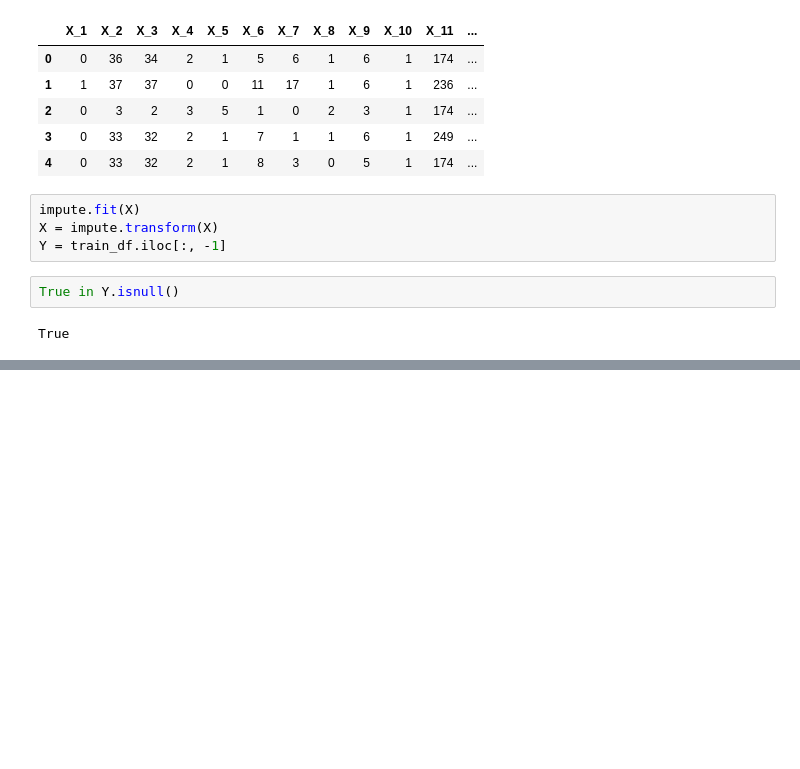
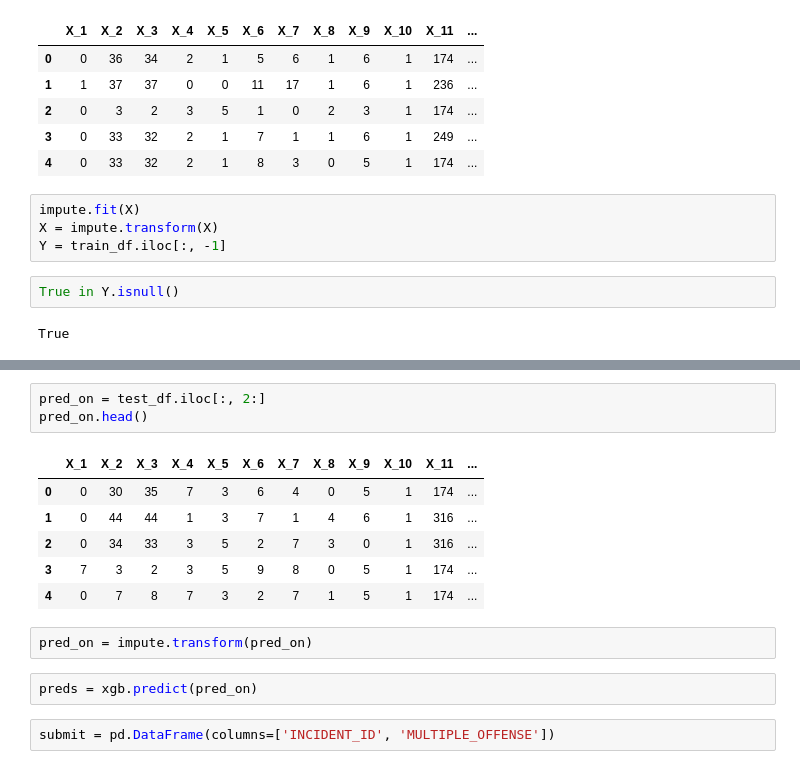
Before and after one commit to shobhitsundriyal/f_challenges, a Jupyter notebook: HE_NDS.ipynb, the cells around one changed output, grey strips where cells are left out. Saved outputs shown, nothing was run; the diff lists cells and outputs as text; blank space fills up the shorter version.

```diff
--- a/HE_NDS.ipynb
+++ b/HE_NDS.ipynb
@@ -95,0 +133,16 @@ X.shape
+# %%
+pred_on = test_df.iloc[:, 2:]
+pred_on.head()
+# %% [output]
+|  | X_1 | X_2 | X_3 | X_4 | X_5 | X_6 | X_7 | X_8 | X_9 | X_10 | X_11 | ... |
+| 0 | 0 | 30 | 35 | 7 | 3 | 6 | 4 | 0 | 5 | 1 | 174 | ... |
+| 1 | 0 | 44 | 44 | 1 | 3 | 7 | 1 | 4 | 6 | 1 | 316 | ... |
+| 2 | 0 | 34 | 33 | 3 | 5 | 2 | 7 | 3 | 0 | 1 | 316 | ... |
+| 3 | 7 | 3 | 2 | 3 | 5 | 9 | 8 | 0 | 5 | 1 | 174 | ... |
+| 4 | 0 | 7 | 8 | 7 | 3 | 2 | 7 | 1 | 5 | 1 | 174 | ... |
+# %%
+pred_on = impute.transform(pred_on)
+# %%
+preds = xgb.predict(pred_on)
+# %%
+submit = pd.DataFrame(columns=['INCIDENT_ID', 'MULTIPLE_OFFENSE'])
```
Also changed, not shown: parts of 10 cells of this notebook.
